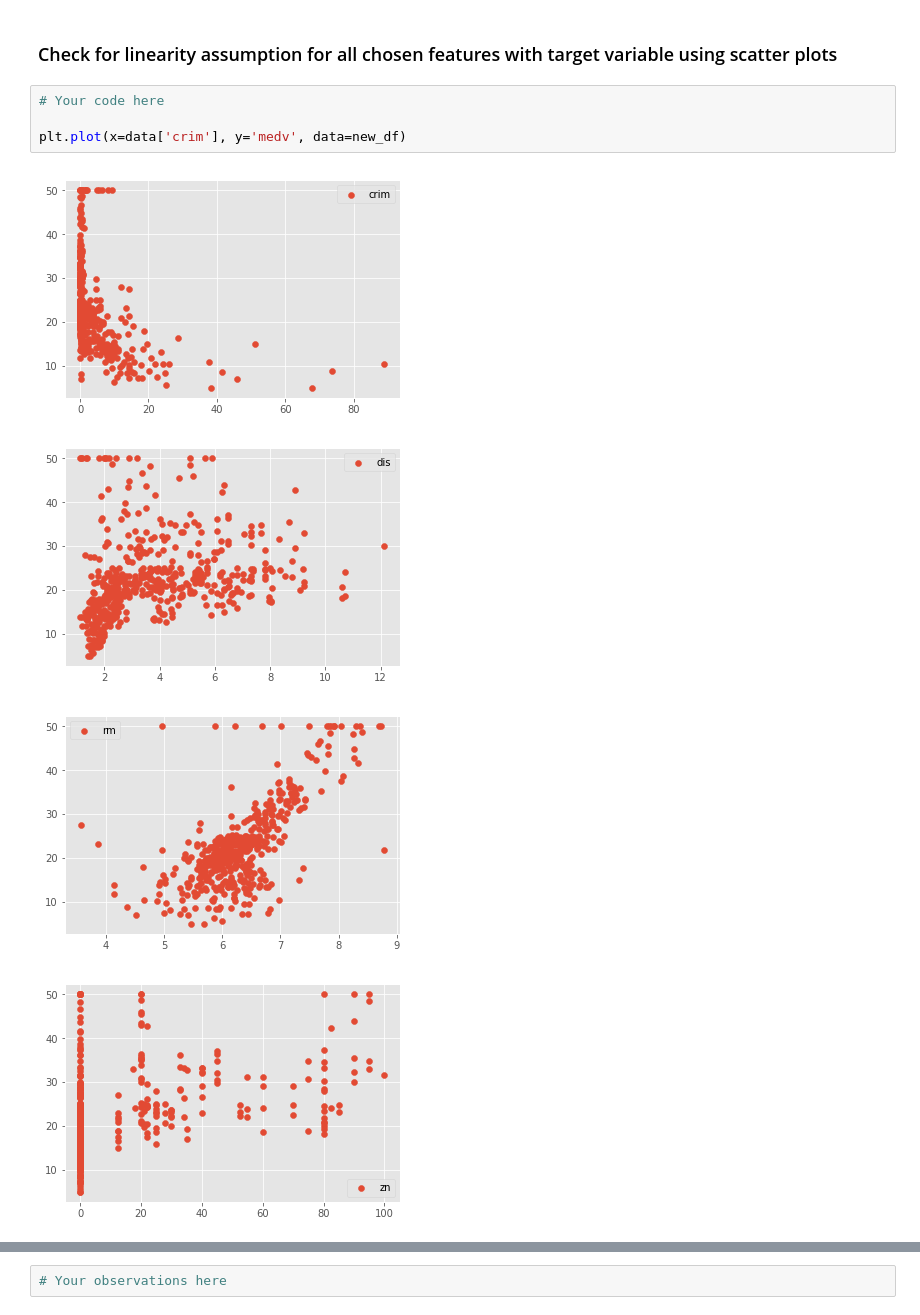
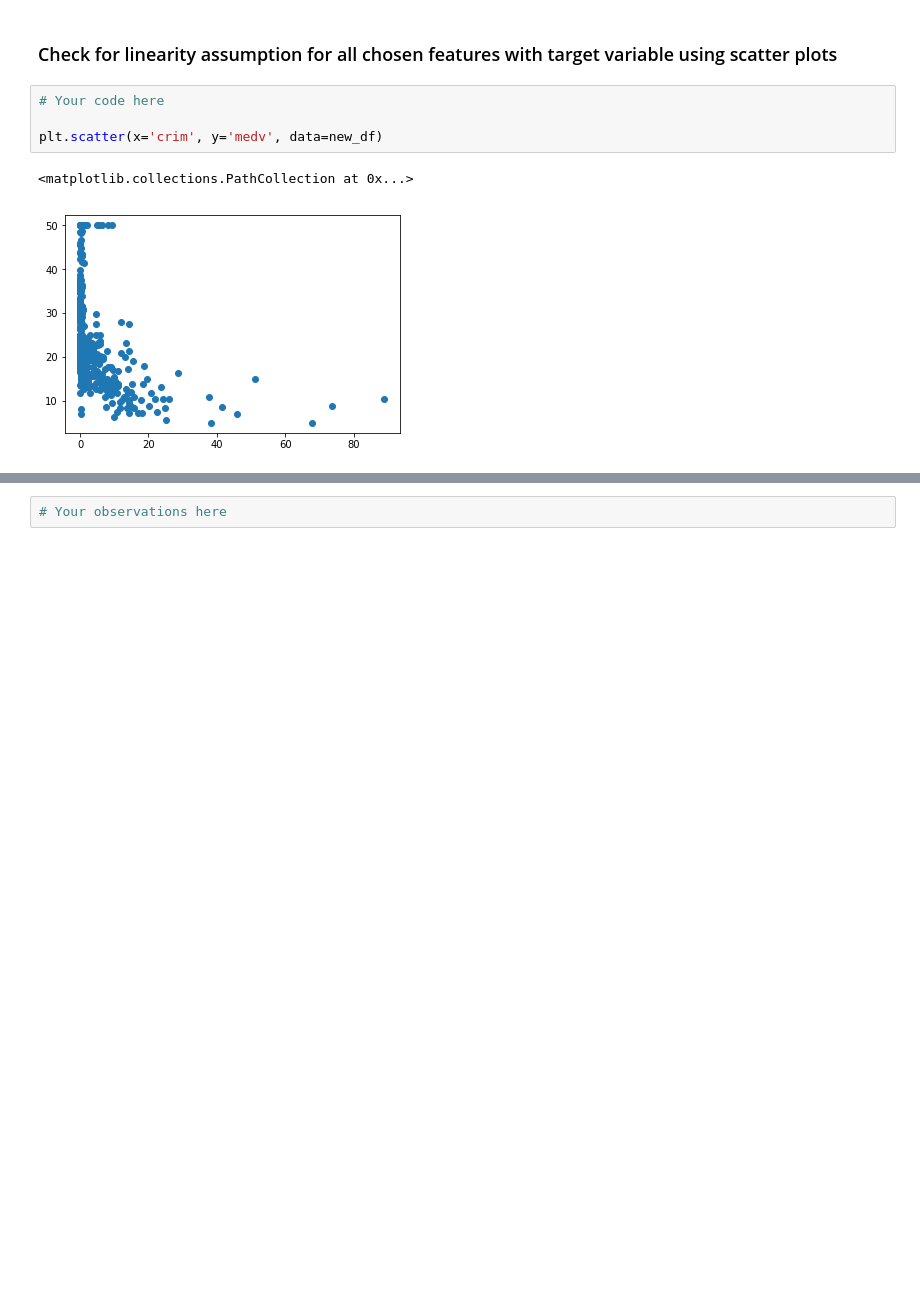
Before and after one commit to JonSolow/dsc-regression-boston-lab-dc-ds-career-042219, a Jupyter notebook: index.ipynb, the cells around one changed output, grey strips where cells are left out. Drawn from its saved outputs; the diff is of its cells as text; blank space fills up the shorter version.

```diff
--- a/index.ipynb
+++ b/index.ipynb
@@ -103,9 +103,7 @@ new_df.head()
 # %%
 # Your code here
 
-plt.plot(x=data['crim'], y='medv', data=new_df)
+plt.scatter(x='crim', y='medv', data=new_df)
 # %% [output]
+<matplotlib.collections.PathCollection at 0x...>
-[figure, old version]
+[figure, new version]
-[figure, removed]
-[figure, removed]
-[figure, removed]
```
Also changed, not shown: parts of 1 cell of this notebook.
